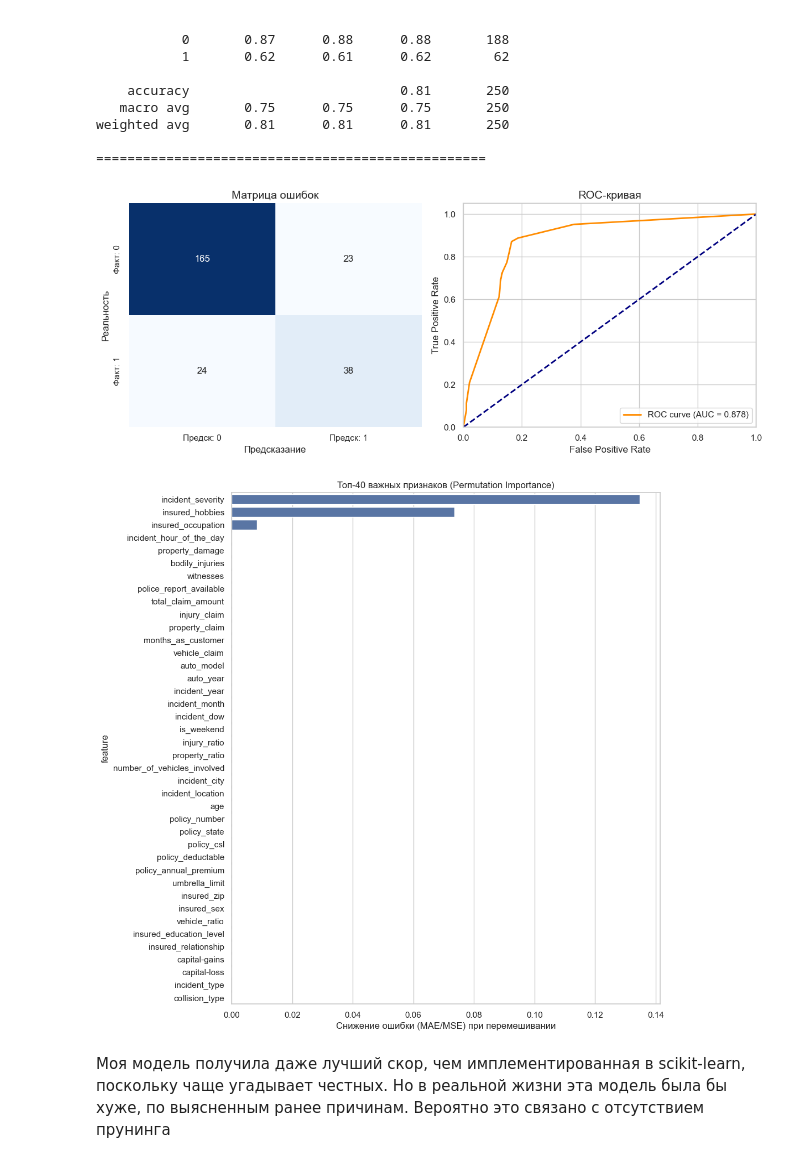
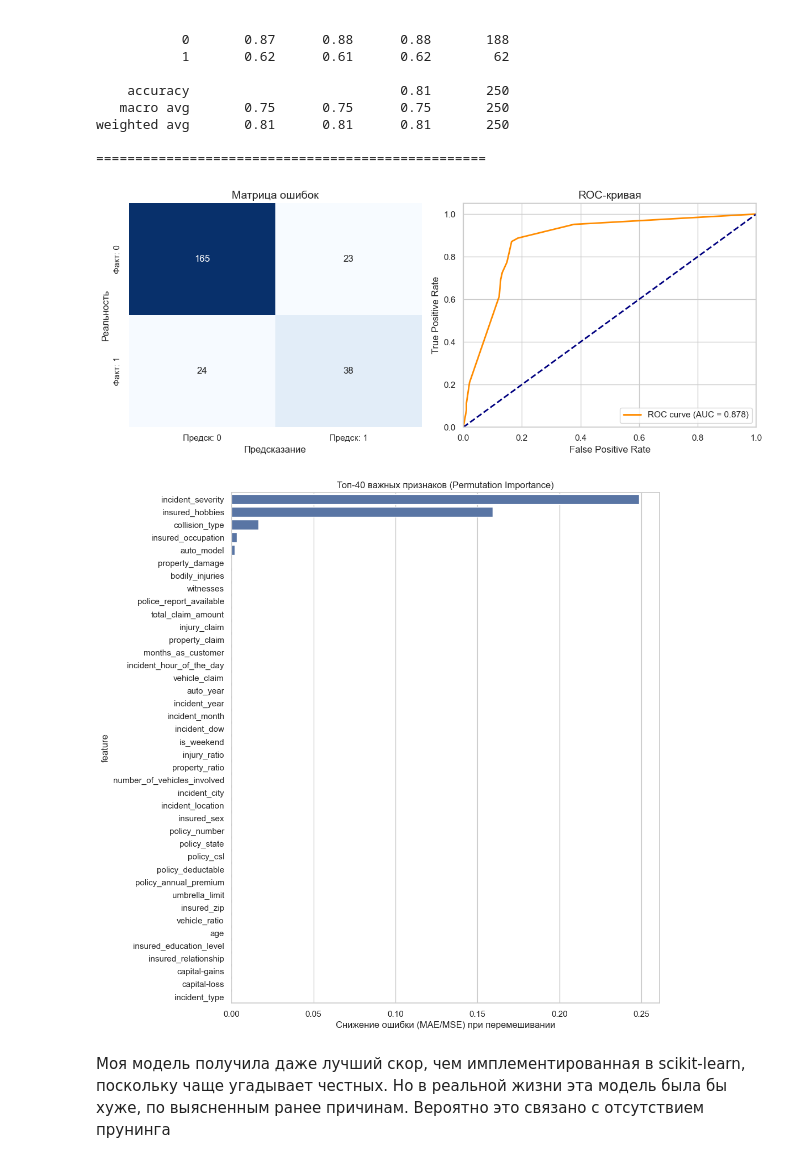
Before and after one commit to zloyaloha/ai-frameworks, a Jupyter notebook: lab3.ipynb, the cells around one changed output. Drawn from its saved outputs; the diff is of its cells as text; code cells hidden in the pictures.

```diff
--- a/lab3.ipynb
+++ b/lab3.ipynb
@@ -1179,33 +1247,4 @@ class MyDecisionTreeClassifier(ClassifierMixin, BaseEstimator):
 # %%
-import pandas as pd
-import numpy as np
-
-from sklearn.compose import ColumnTransformer
-from sklearn.pipeline import Pipeline
-from sklearn.preprocessing import OneHotEncoder, QuantileTransformer
-from sklearn.tree import DecisionTreeClassifier
-from sklearn.model_selection import GridSearchCV, StratifiedKFold
-from sklearn.metrics import f1_score, roc_auc_score, classification_report
-
-from imblearn.pipeline import Pipeline as ImbPipeline
-from imblearn.over_sampling import SMOTE
-
-
-num_cols = X_train.select_dtypes(include=["int64", "float64"]).columns.tolist()
-cat_cols = X_train.select_dtypes(include=["object", "category"]).columns.tolist()
-
-categorical_pipe = Pipeline([
-    ("onehot", OneHotEncoder(
-        handle_unknown='infrequent_if_exist',
-        sparse_output=False,
-        min_frequency=2
-    ))
-])
-
-ct = ColumnTransformer([
-    ("cat", categorical_pipe, cat_cols)
-])
-
 model_pipe = Pipeline([
     ('ct', ct),
     ('model', MyDecisionTreeClassifier())
@@ -1228,17 +1267,17 @@ grid = GridSearchCV(
     verbose=1
 )
 
-grid.fit(X_train, y_train)
+grid.fit(X_train_i, y_train_i)
 
 print(f"Лучшие параметры: {grid.best_params_}")
 
 best_model = grid.best_estimator_
 
-y_pred = best_model.predict(X_test)
-y_prob = best_model.predict_proba(X_test)[:, 1]
+y_pred = best_model.predict(X_test_i)
+y_prob = best_model.predict_proba(X_test_i)[:, 1]
 
-f1 = f1_score(y_test, y_pred)
-roc = roc_auc_score(y_test, y_prob)
+f1 = f1_score(y_test_i, y_pred)
+roc = roc_auc_score(y_test_i, y_prob)
 
 results = {'F1-score': f1, 'ROC-AUC': roc}
 
@@ -1247,7 +1286,7 @@ print(f"F1-score (класс 1): {f1:.4f}")
 print(f"ROC-AUC: {roc:.4f}")
 print("-" * 30)
 print("Classification Report:")
-print(classification_report(y_test, y_pred))
+print(classification_report(y_test_i, y_pred))
 print("="*50)
 # %% [output]
 Fitting 5 folds for each of 48 candidates, totalling 240 fits
@@ -1268,11 +1307,11 @@ weighted avg       0.81      0.81      0.81       250
 
 ==================================================
 # %%
-graphics(y_test, y_pred, y_prob)
-feature_important(grid)
+graphics(y_test_i, y_pred, y_prob)
+feature_important(grid, X_test_i, y_test_i)
 # %% [output]
 [figure]
-[figure, old version]
+[figure, new version]
 # %% [markdown]
 Моя модель получила даже лучший скор, чем имплементированная в scikit-learn, поскольку чаще угадывает честных. Но в реальной жизни эта модель была бы хуже, по выясненным ранее причинам. Вероятно это связано с отсутствием прунинга
 # %% [markdown]
```
Also changed, not shown: parts of 25 cells of this notebook, 5 other files.
